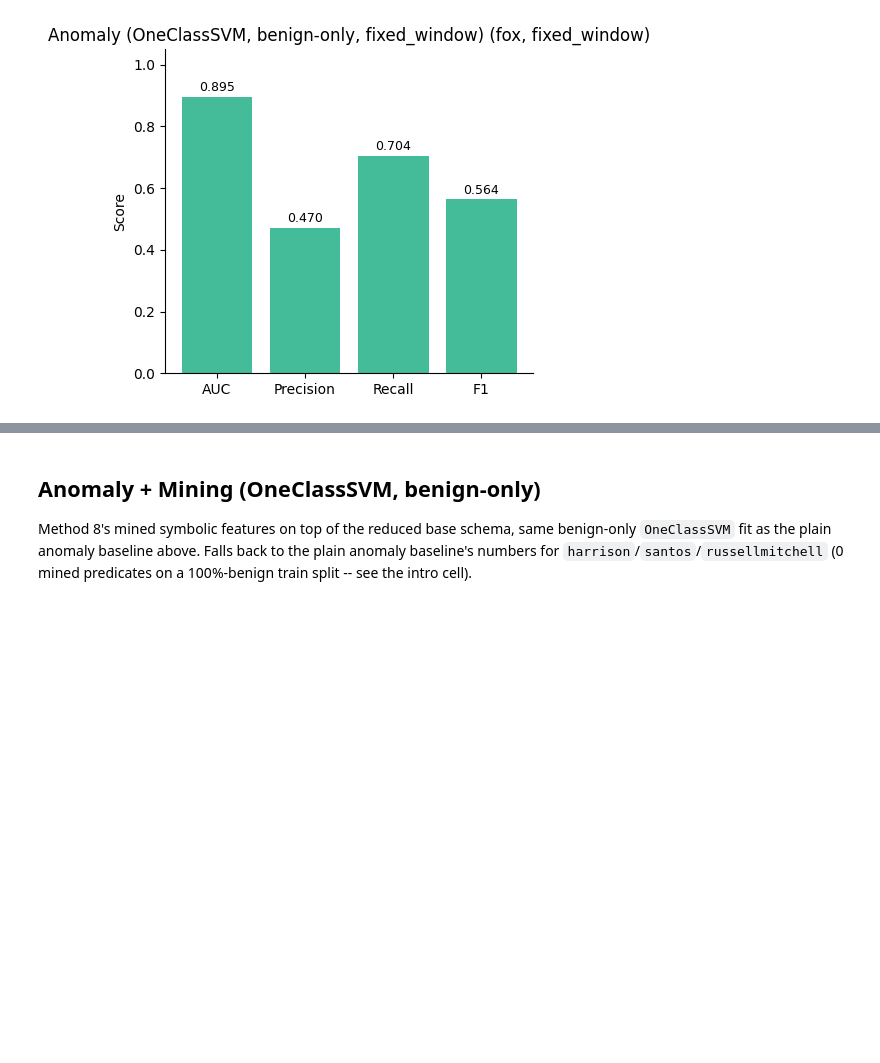
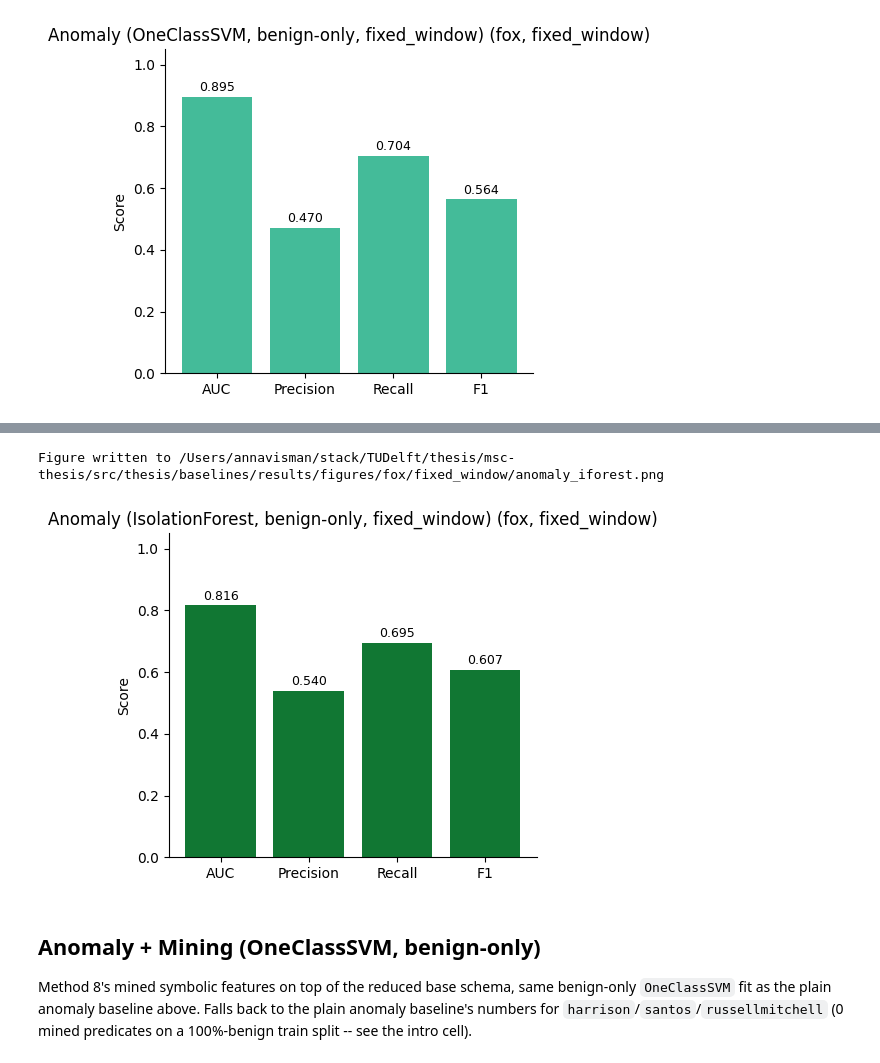
Before and after one commit to annaneliaa/msc-thesis, a Jupyter notebook: src/thesis/notebooks/baselines/ait_ads_baseline_comparison.ipynb, the cells around one changed output, grey strips where cells are left out. Drawn from its saved outputs; the diff is of its cells as text; code cells hidden in the pictures; blank space fills up the shorter version.

Commit message:
added isolation forest to anomaly setup

```diff
--- a/src/thesis/notebooks/baselines/ait_ads_baseline_comparison.ipynb
+++ b/src/thesis/notebooks/baselines/ait_ads_baseline_comparison.ipynb
@@ -64,6 +66,7 @@ RESULT_NAMES = [
     f"ait_ads_securebert_{GROUPING_METHOD}_{SCENARIO}",
     f"ait_ads_zeroshot_{GROUPING_METHOD}_{SCENARIO}_{ZEROSHOT_MODEL_SLUG}",
     f"ait_ads_anomaly_{GROUPING_METHOD}_{SCENARIO}_ocsvm",
+    f"ait_ads_anomaly_{GROUPING_METHOD}_{SCENARIO}_iforest",
     f"ait_ads_mining_{GROUPING_METHOD}_{SCENARIO}",
     f"ait_ads_mining_anomaly_{GROUPING_METHOD}_{SCENARIO}_ocsvm",
 ]
@@ -76,6 +79,7 @@ LABELS = {
     f"ait_ads_securebert_{GROUPING_METHOD}_{SCENARIO}": f"SecureBERT 2.0 (tokens as text, {GROUPING_METHOD})",
     f"ait_ads_zeroshot_{GROUPING_METHOD}_{SCENARIO}_{ZEROSHOT_MODEL_SLUG}": f"Zero-shot ({ZEROSHOT_MODEL_SLUG}, {GROUPING_METHOD})",
     f"ait_ads_anomaly_{GROUPING_METHOD}_{SCENARIO}_ocsvm": f"Anomaly (OneClassSVM, benign-only, {GROUPING_METHOD})",
+    f"ait_ads_anomaly_{GROUPING_METHOD}_{SCENARIO}_iforest": f"Anomaly (IsolationForest, benign-only, {GROUPING_METHOD})",
     f"ait_ads_mining_{GROUPING_METHOD}_{SCENARIO}": f"Base schema + Mining (RF, {GROUPING_METHOD})",
     f"ait_ads_mining_anomaly_{GROUPING_METHOD}_{SCENARIO}_ocsvm": f"Anomaly + Mining (OneClassSVM, benign-only, {GROUPING_METHOD})",
 }
@@ -88,6 +92,7 @@ COLORS = {
     f"ait_ads_securebert_{GROUPING_METHOD}_{SCENARIO}": "#AA3377",
     f"ait_ads_zeroshot_{GROUPING_METHOD}_{SCENARIO}_{ZEROSHOT_MODEL_SLUG}": "#BBBBBB",
     f"ait_ads_anomaly_{GROUPING_METHOD}_{SCENARIO}_ocsvm": "#44BB99",
+    f"ait_ads_anomaly_{GROUPING_METHOD}_{SCENARIO}_iforest": "#117733",
     f"ait_ads_mining_{GROUPING_METHOD}_{SCENARIO}": "#EE8866",
     f"ait_ads_mining_anomaly_{GROUPING_METHOD}_{SCENARIO}_ocsvm": "#DDCC77",
 }
@@ -244,3 +253,8 @@ Figure written to /Users/annavisman/stack/TUDelft/thesis/msc-thesis/src/thesis/b
+# %%
+plot_anomaly(f"ait_ads_anomaly_{GROUPING_METHOD}_{SCENARIO}_iforest", "anomaly_iforest")
+# %% [output]
+Figure written to /Users/annavisman/stack/TUDelft/thesis/msc-thesis/src/thesis/baselines/results/figures/fox/fixed_window/anomaly_iforest.png
+[figure, added]
 # %% [markdown]
 ## Anomaly + Mining (OneClassSVM, benign-only)
 
```
Also changed, not shown: parts of 4 cells of this notebook, 12 other files.
